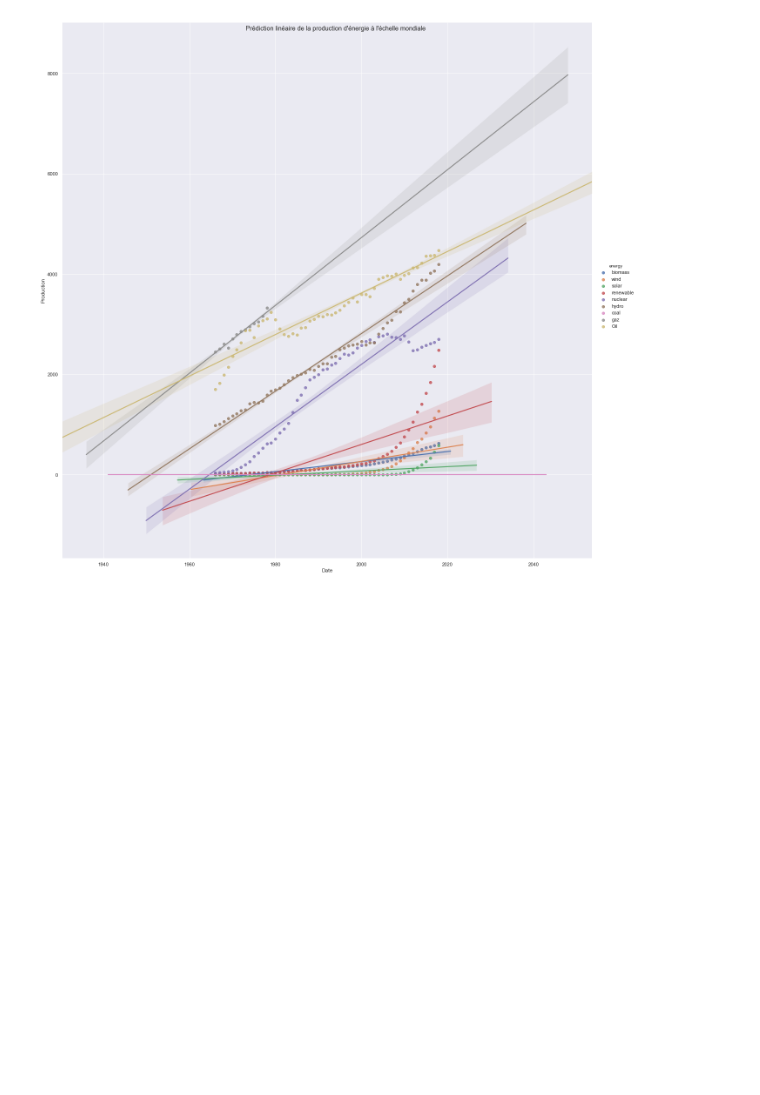
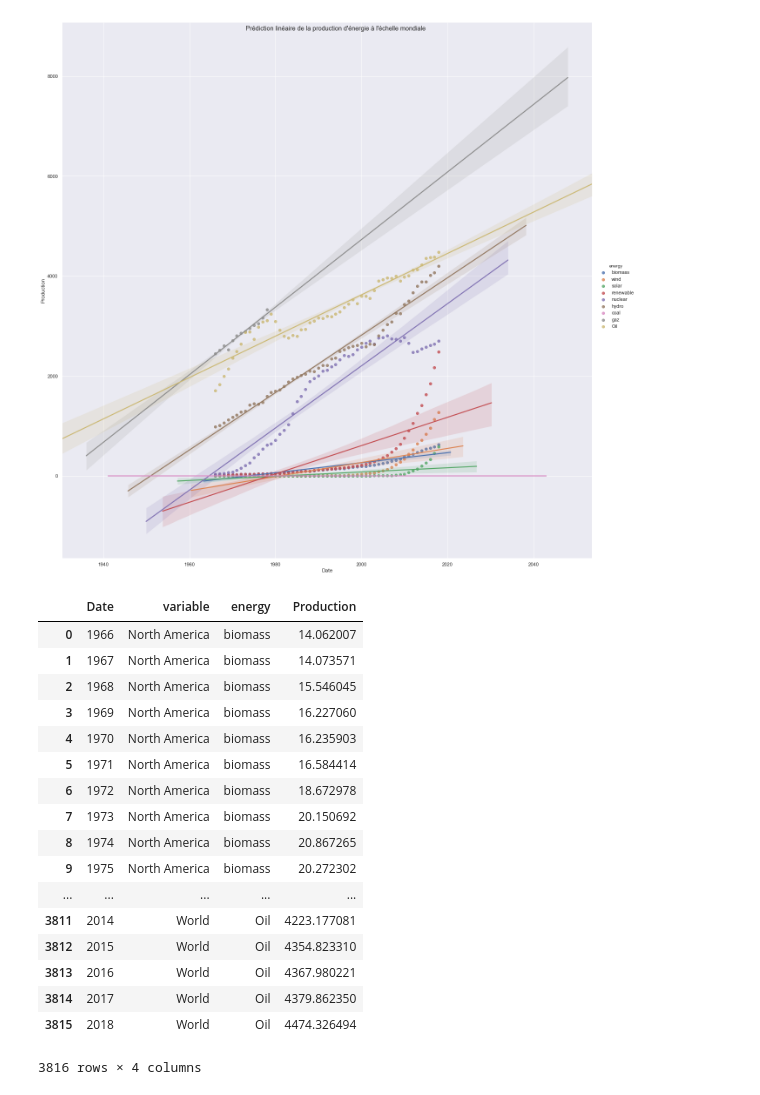
Before and after one commit to KevinFerin/HackatonMDI720, a Jupyter notebook: src/Hackathon.ipynb, the cells around one changed output. Cells and saved outputs as stored; diff of their text form; code cells hidden in the pictures; blank space fills up the shorter version.

Commit message:
renaming columns

```diff
--- a/src/Hackathon.ipynb
+++ b/src/Hackathon.ipynb
@@ -165,7 +164,7 @@ print_tot(dfs,
 # %%
 def reshape_data (df) :
 
-    df_copy = df
+    df_copy = df.copy()
     df_copy = df_copy.T
     df_copy = df_copy.reset_index()
     df_copy = df_copy [:-5]
@@ -193,3 +197,5 @@ t.Date=t.Date.astype(int)
+# %%
+t.variable = t.variable.str.replace("Total ","").str.replace('S. & Cent. America',"Latin America").str.replace("CIS", "Russia")
 # %%
 import seaborn as sns; sns.set(color_codes=True)
 t=t[t["variable"]=="Total World"]
@@ -197,3 +202,26 @@ t=t[t["variable"]=="Total World"]
 g = sns.lmplot(x="Date", y="Production", hue="energy", data=t, height=18).fig.suptitle("Prédiction linéaire de la production d'énergie à l'échelle mondiale")
 # %% [output]
 [figure]
+# %%
+production_energy_by_region = t.copy()
+# %%
+production_energy_by_region
+# %% [output]
+|  | Date | variable | energy | Production |
+| 0 | 1966 | North America | biomass | 14.062007 |
+| 1 | 1967 | North America | biomass | 14.073571 |
+| 2 | 1968 | North America | biomass | 15.546045 |
+| 3 | 1969 | North America | biomass | 16.227060 |
+| 4 | 1970 | North America | biomass | 16.235903 |
+| 5 | 1971 | North America | biomass | 16.584414 |
+| 6 | 1972 | North America | biomass | 18.672978 |
+| 7 | 1973 | North America | biomass | 20.150692 |
+| 8 | 1974 | North America | biomass | 20.867265 |
+| 9 | 1975 | North America | biomass | 20.272302 |
+| ... | ... | ... | ... | ... |
+| 3811 | 2014 | World | Oil | 4223.177081 |
+| 3812 | 2015 | World | Oil | 4354.823310 |
+| 3813 | 2016 | World | Oil | 4367.980221 |
+| 3814 | 2017 | World | Oil | 4379.862350 |
+| 3815 | 2018 | World | Oil | 4474.326494 |
+3816 rows × 4 columns
```
Also changed, not shown: parts of 3 cells of this notebook, 1 other file.
